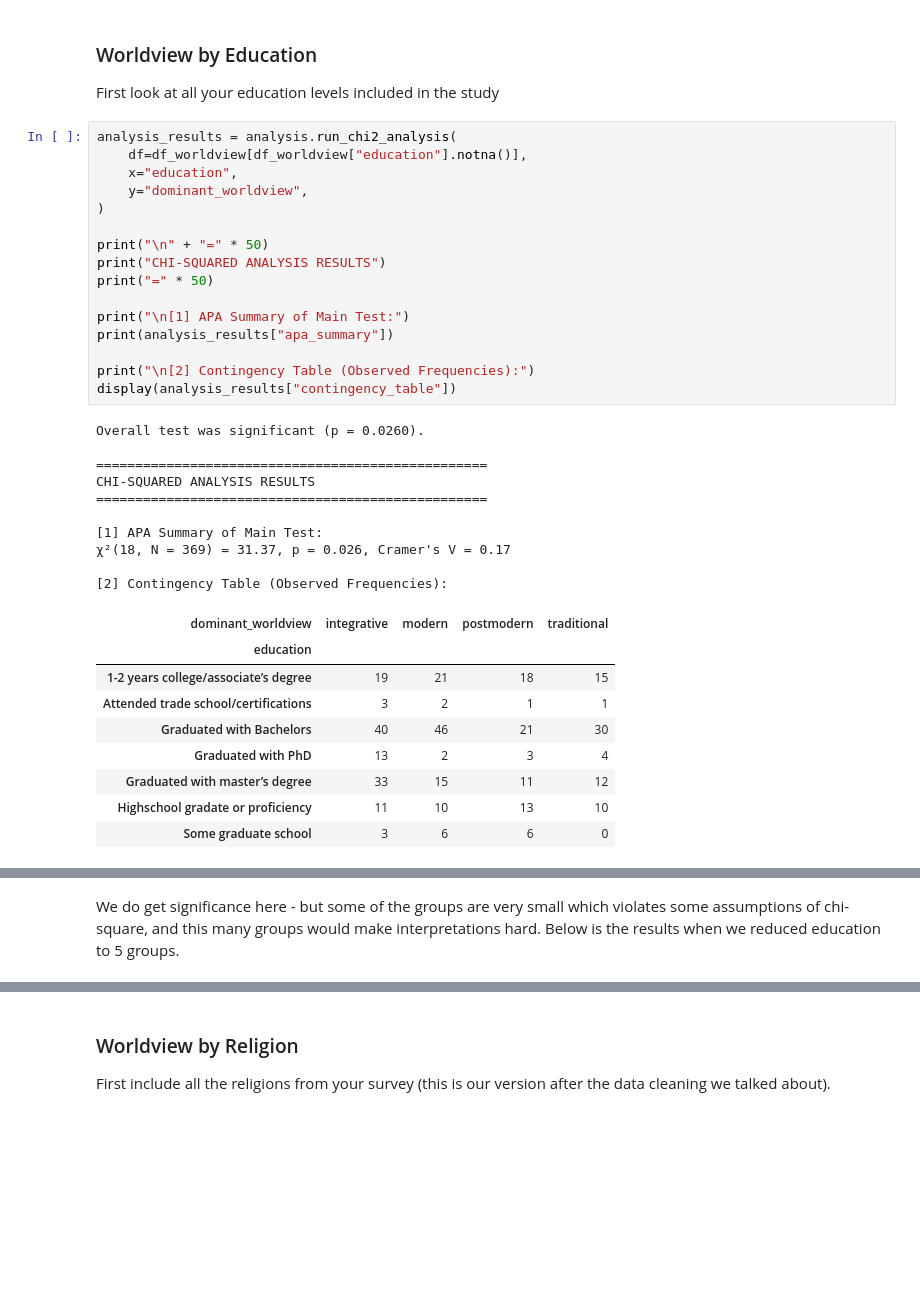
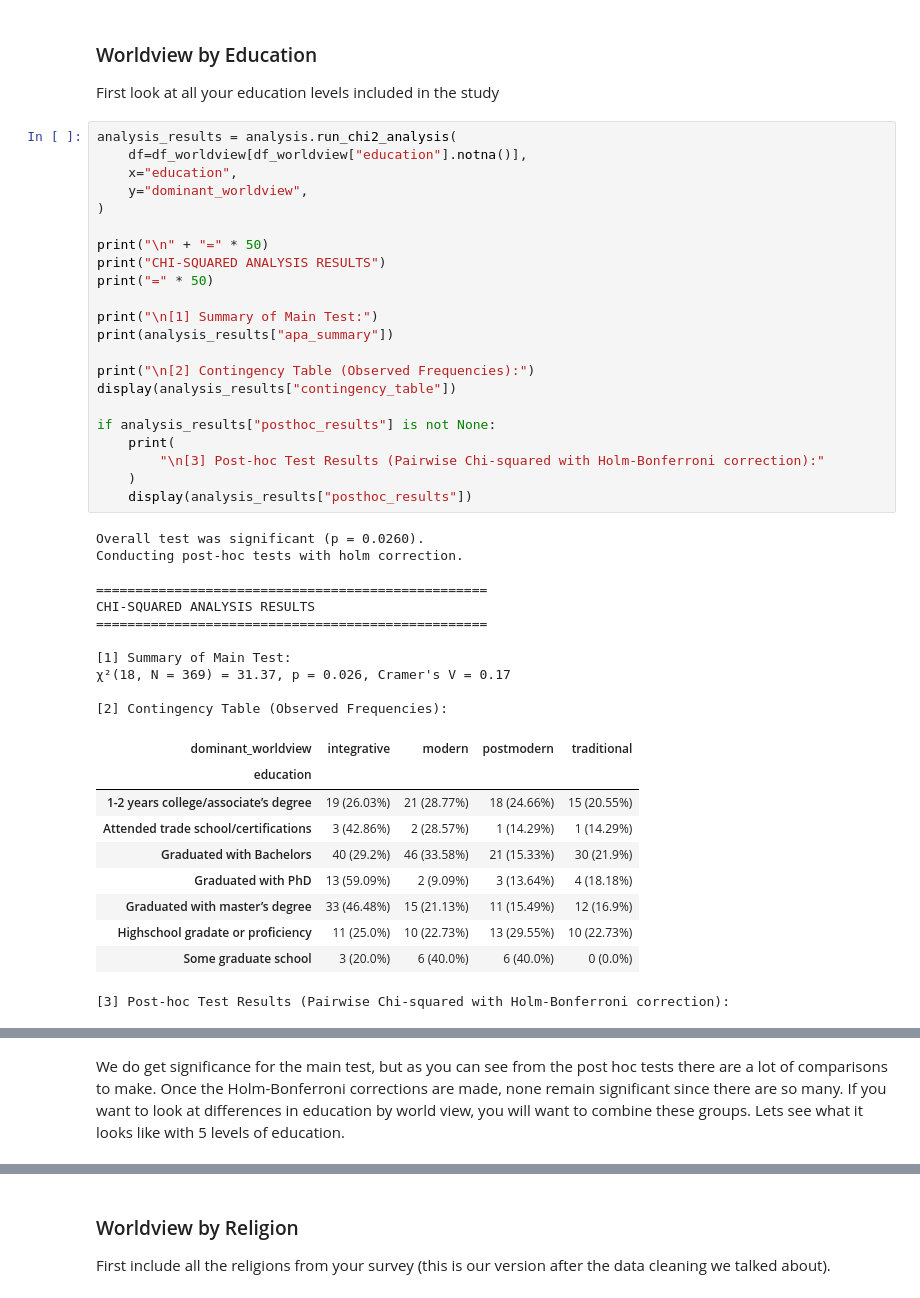
Before and after one commit to ReneeErnst/worldview-study, a Jupyter notebook: notebooks/analysis.ipynb, the cells around one changed output, grey strips where cells are left out. Drawn from its saved outputs; the diff is of its cells as text; blank space fills up the shorter version.

```diff
--- a/notebooks/analysis.ipynb
+++ b/notebooks/analysis.ipynb
@@ -770,36 +827,44 @@ First look at all your education levels included in the study
 # %%
 analysis_results = analysis.run_chi2_analysis(
     df=df_worldview[df_worldview["education"].notna()],
     x="education",
     y="dominant_worldview",
 )
 
 print("\n" + "=" * 50)
 print("CHI-SQUARED ANALYSIS RESULTS")
 print("=" * 50)
 
-print("\n[1] APA Summary of Main Test:")
+print("\n[1] Summary of Main Test:")
 print(analysis_results["apa_summary"])
 
 print("\n[2] Contingency Table (Observed Frequencies):")
 display(analysis_results["contingency_table"])
+
+if analysis_results["posthoc_results"] is not None:
+    print(
+        "\n[3] Post-hoc Test Results (Pairwise Chi-squared with Holm-Bonferroni correction):"
+    )
+    display(analysis_results["posthoc_results"])
 # %% [output]
 Overall test was significant (p = 0.0260).
+Conducting post-hoc tests with holm correction.
 
 ==================================================
 CHI-SQUARED ANALYSIS RESULTS
 ==================================================
 
-[1] APA Summary of Main Test:
+[1] Summary of Main Test:
 χ²(18, N = 369) = 31.37, p = 0.026, Cramer's V = 0.17
 
 [2] Contingency Table (Observed Frequencies):
 | dominant_worldview | integrative | modern | postmodern | traditional |
 | education |  |  |  |  |
-| 1-2 years college/associate’s degree | 19 | 21 | 18 | 15 |
-| Attended trade school/certifications | 3 | 2 | 1 | 1 |
-| Graduated with Bachelors | 40 | 46 | 21 | 30 |
-| Graduated with PhD | 13 | 2 | 3 | 4 |
-| Graduated with master’s degree | 33 | 15 | 11 | 12 |
-| Highschool gradate or proficiency | 11 | 10 | 13 | 10 |
-| Some graduate school | 3 | 6 | 6 | 0 |
+| 1-2 years college/associate’s degree | 19 (26.03%) | 21 (28.77%) | 18 (24.66%) | 15 (20.55%) |
+| Attended trade school/certifications | 3 (42.86%) | 2 (28.57%) | 1 (14.29%) | 1 (14.29%) |
+| Graduated with Bachelors | 40 (29.2%) | 46 (33.58%) | 21 (15.33%) | 30 (21.9%) |
+| Graduated with PhD | 13 (59.09%) | 2 (9.09%) | 3 (13.64%) | 4 (18.18%) |
+| Graduated with master’s degree | 33 (46.48%) | 15 (21.13%) | 11 (15.49%) | 12 (16.9%) |
+| Highschool gradate or proficiency | 11 (25.0%) | 10 (22.73%) | 13 (29.55%) | 10 (22.73%) |
+| Some graduate school | 3 (20.0%) | 6 (40.0%) | 6 (40.0%) | 0 (0.0%) |
+[3] Post-hoc Test Results (Pairwise Chi-squared with Holm-Bonferroni correction):
@@ -806,5 +888,5 @@ CHI-SQUARED ANALYSIS RESULTS
 # %% [markdown]
-We do get significance here - but some of the groups are very small which violates some assumptions of chi-square, and this many groups would make interpretations hard. Below is the results when we reduced education to 5 groups.
+We do get significance for the main test, but as you can see from the post hoc tests there are a lot of comparisons to make. Once the Holm-Bonferroni corrections are made, none remain significant since there are so many. If you want to look at differences in education by world view, you will want to combine these groups. Lets see what it looks like with 5 levels of education.
 # %%
 analysis_results = analysis.run_chi2_analysis(
     df=df_worldview[df_worldview["education_5_levels"].notna()],
```
Also changed, not shown: parts of 56 cells of this notebook, 4 other files.
